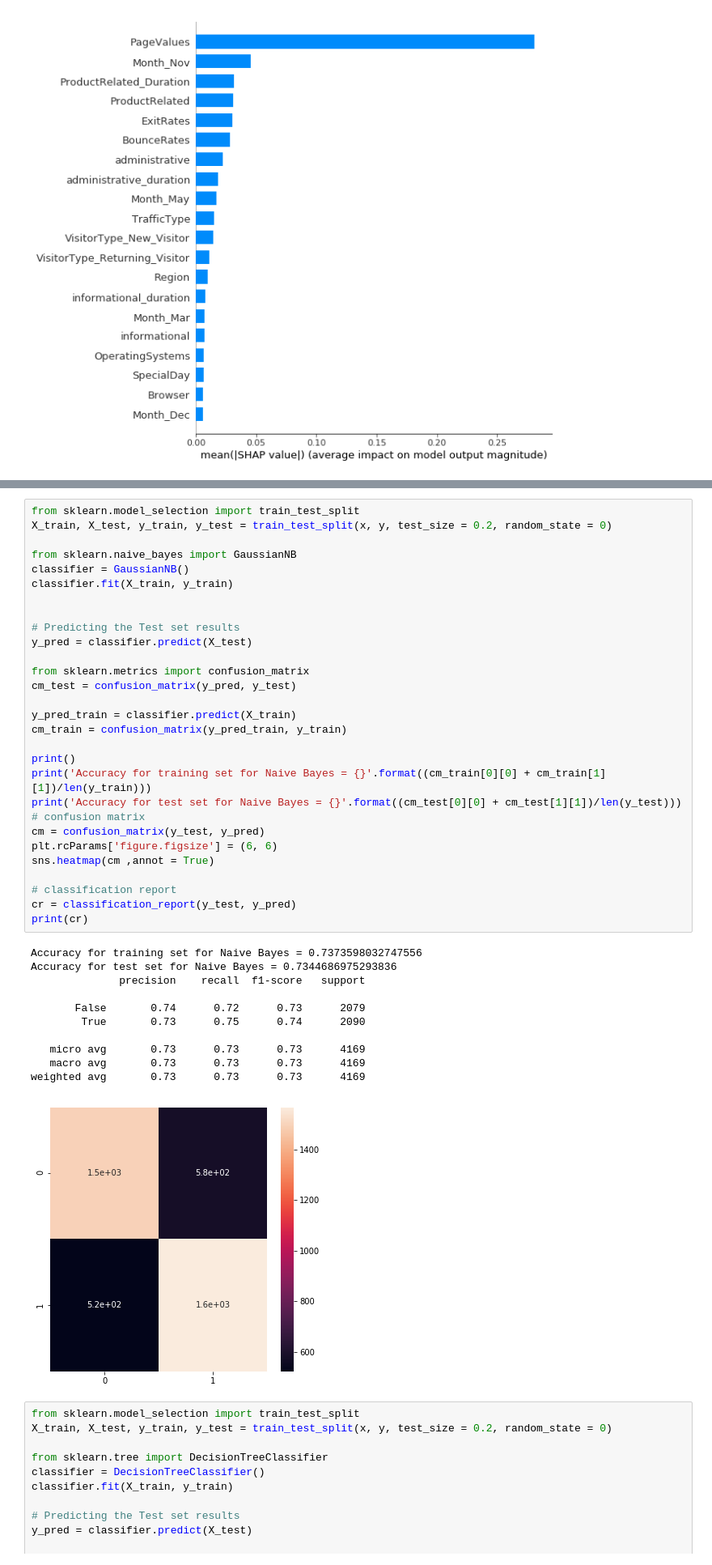
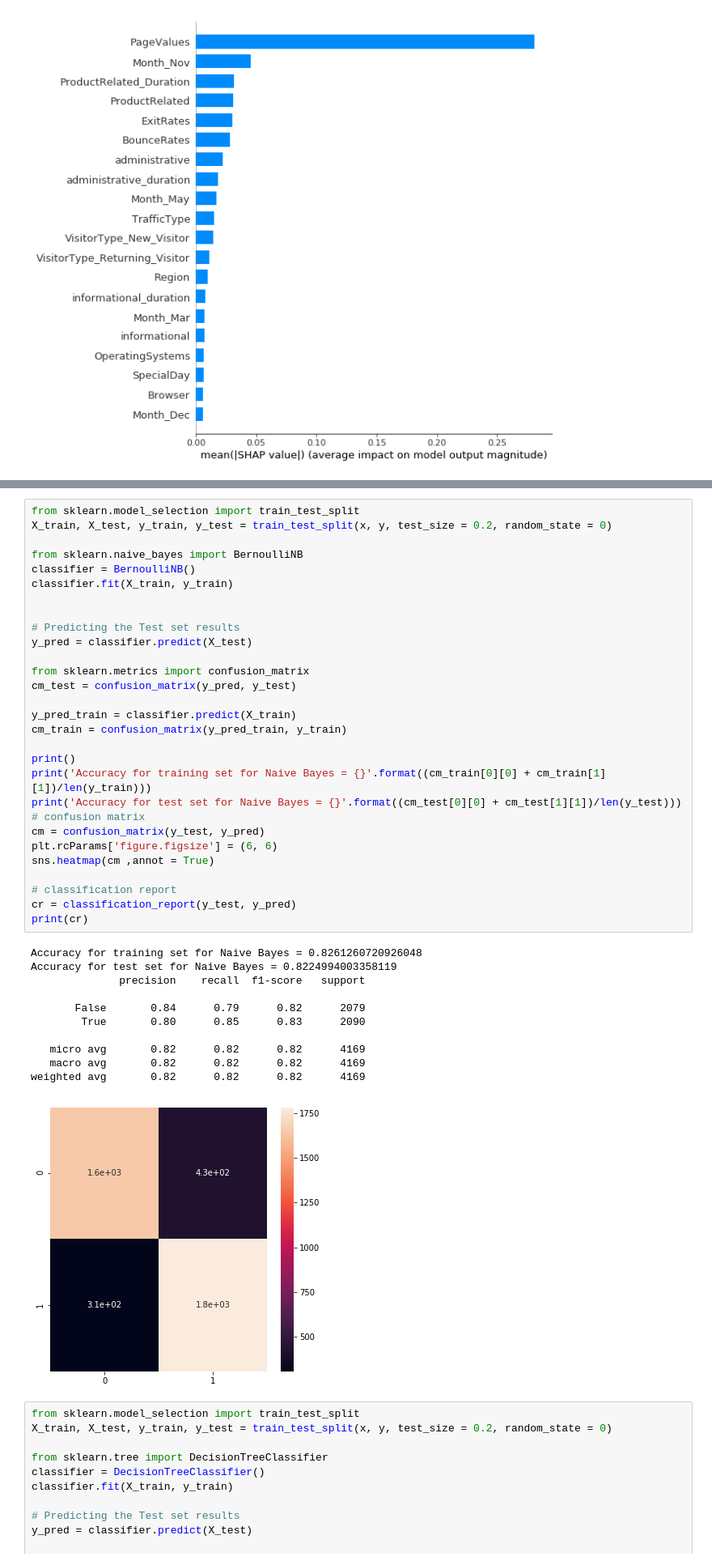
Before and after one commit to leongjiameng/AI-Supervised-Learning, a Jupyter notebook: Lab 2 Supervised Learning.ipynb, the cells around one changed output, grey strips where cells are left out. Shown at 81% size. Saved outputs shown, nothing was run; the diff lists cells and outputs as text.

```diff
--- a/Lab 2 Supervised Learning.ipynb
+++ b/Lab 2 Supervised Learning.ipynb
@@ -270,43 +270,43 @@ shap.force_plot(explainer.expected_value[1], shap_values[1], x_test.iloc[:50])
 from sklearn.model_selection import train_test_split
 X_train, X_test, y_train, y_test = train_test_split(x, y, test_size = 0.2, random_state = 0)
 
-from sklearn.naive_bayes import GaussianNB
-classifier = GaussianNB()
+from sklearn.naive_bayes import BernoulliNB
+classifier = BernoulliNB()
 classifier.fit(X_train, y_train)
 
 
 # Predicting the Test set results
 y_pred = classifier.predict(X_test)
 
 from sklearn.metrics import confusion_matrix
 cm_test = confusion_matrix(y_pred, y_test)
 
 y_pred_train = classifier.predict(X_train)
 cm_train = confusion_matrix(y_pred_train, y_train)
 
 print()
 print('Accuracy for training set for Naive Bayes = {}'.format((cm_train[0][0] + cm_train[1][1])/len(y_train)))
 print('Accuracy for test set for Naive Bayes = {}'.format((cm_test[0][0] + cm_test[1][1])/len(y_test)))
 # confusion matrix
 cm = confusion_matrix(y_test, y_pred)
 plt.rcParams['figure.figsize'] = (6, 6)
 sns.heatmap(cm ,annot = True)
 
 # classification report
 cr = classification_report(y_test, y_pred)
 print(cr)
 # %% [output]
-Accuracy for training set for Naive Bayes = 0.7373598032747556
-Accuracy for test set for Naive Bayes = 0.7344686975293836
+Accuracy for training set for Naive Bayes = 0.8261260720926048
+Accuracy for test set for Naive Bayes = 0.8224994003358119
               precision    recall  f1-score   support
 
-       False       0.74      0.72      0.73      2079
-        True       0.73      0.75      0.74      2090
+       False       0.84      0.79      0.82      2079
+        True       0.80      0.85      0.83      2090
 
-   micro avg       0.73      0.73      0.73      4169
-   macro avg       0.73      0.73      0.73      4169
-weighted avg       0.73      0.73      0.73      4169
+   micro avg       0.82      0.82      0.82      4169
+   macro avg       0.82      0.82      0.82      4169
+weighted avg       0.82      0.82      0.82      4169
-[figure, old version]
+[figure, new version]
 # %%
 from sklearn.model_selection import train_test_split
 X_train, X_test, y_train, y_test = train_test_split(x, y, test_size = 0.2, random_state = 0)
```
